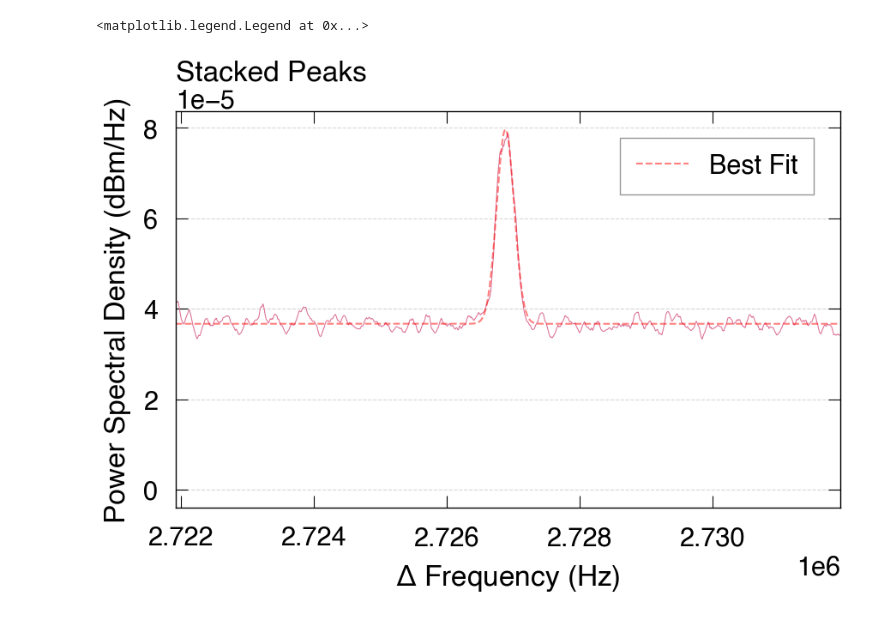
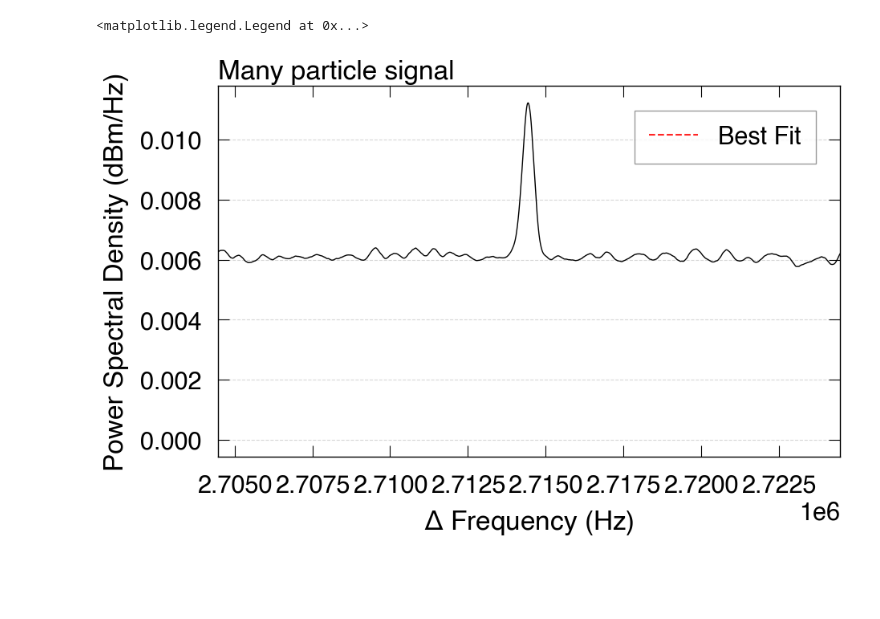
Before and after one commit to gwgwhc/fake_data_maker, a Jupyter notebook: fake_data_maker.ipynb, the cells around one changed output. Saved outputs shown, nothing was run; the diff lists cells and outputs as text; code cells hidden in the pictures; blank space fills up the shorter version.

```diff
--- a/fake_data_maker.ipynb
+++ b/fake_data_maker.ipynb
@@ -230,0 +241,5 @@ Correlations (unreported values are < 0.100)
+# %%
+# remove zero values
+zero_indexes_elliptical = np.where(elliptical_signal == 0)
+total_power_elliptical = np.delete(elliptical_signal, zero_indexes)
+canvas_elliptical = np.delete(canvas_raw, zero_indexes)
@@ -231,45 +315,52 @@ Correlations (unreported values are < 0.100)
+# %%
+# now make 2000 particles with distribution matching initial signal's distribution.
+f_distribution = [np.random.normal(np.mean(freq_dat), gresult.params['sigma'].value) for i in range(2000)]
+power_distribution = fm.create_fake_data(canvas_raw, f_distribution, xnew, interp_signal, interp_sig_center)
+# %%
+cen_bin_dist = np.argmax(power_distribution)
+# %%
+gresult_distribution = gmodel.fit(
+    power_distribution[cen_bin_dist-span2:cen_bin_dist +span2],
+    x=canvas_raw[cen_bin_dist-span2:cen_bin_dist+span2],
+    amp=1e-2,
+    cen=canvas_raw[np.argmax(power_distribution)],
+    sigma=3e2,
+    yoffset=5e-3
+)
 # %%
-# figure - stacked peaks
 fig, ax = plt.subplots(1, 1, figsize=(10, 6))
 
-# signal
 ax.plot(
-    # canvas, gt.get_dbm(total_power),
-    canvas, total_power,
-    color='palevioletred',
+    canvas_raw, power_distribution,
+    color='black',
     linestyle='-',
-    linewidth=0.75
+    linewidth=1
 )
 
-# initial fit
 # ax.plot(
-#     canvas[cen_bin-span2:cen_bin+span2], gresult.init_fit,
+#     canvas_raw[cen_bin-span2:cen_bin+span2], gresult_distribution.init_fit,
 #     color='green',
 #     linestyle='--',
 #     label='Init Fit',
 # )
 
-# best fit
 ax.plot(
-    canvas[cen_bin-span2:cen_bin+span2], gresult.best_fit,
+    canvas_raw[cen_bin-span2:cen_bin+span2], gresult_distribution.best_fit,
     color='red',
     linestyle='--',
+    alpha=0.85,
     label='Best Fit',
-    alpha=0.5
 )
 
-# center line
-# ax.vlines(cen2-5e2, 0, 8e-5)
+ax.set_xlim(cen2-span2,cen2+span2)
+# ax.set_yscale('log')
+ax.vlines(canvas_raw[cen_bin], 0, 8e-5)
 
-ax.set_xlim(cen2-span2/2,cen2+span2/2)
-
-ax.set_title('Stacked Peaks')
+ax.set_title('Many particle signal')
 ax.set_xlabel('$\Delta$ Frequency (Hz)')
 ax.set_ylabel('Power Spectral Density (dBm/Hz)')
 
 ax.legend()
-
-# plt.savefig('plots/stacked_peaks.pdf', bbox_inches='tight')
 # %% [output]
 <matplotlib.legend.Legend at 0x...>
-[figure, old version]
+[figure, new version]
```
Also changed, not shown: parts of 37 cells of this notebook, 1 other file.
